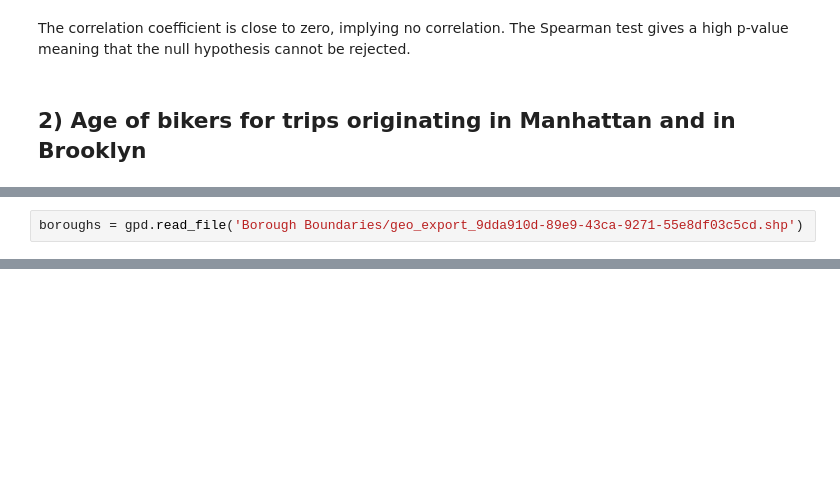
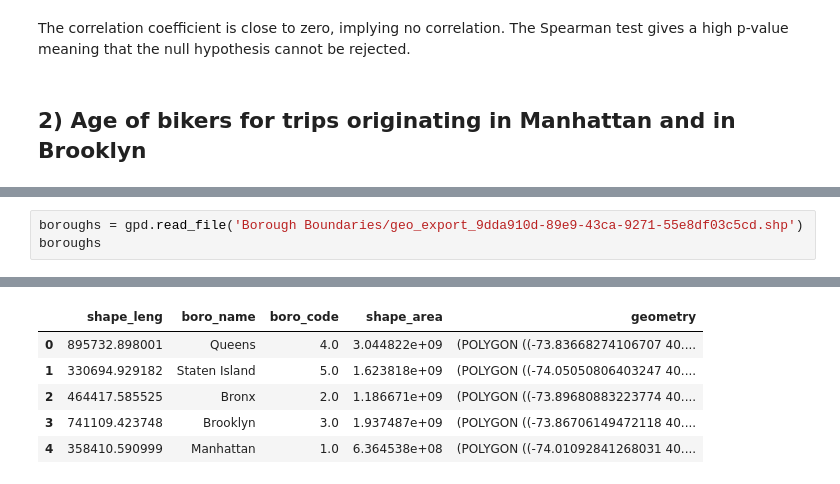
Before and after one commit to beasteers/PUI2017_bs3639, a Jupyter notebook: HW4_bs3639/citibikes_compare_distributions.ipynb, the cells around one changed output, grey strips where cells are left out. Drawn from its saved outputs; the diff is of its cells as text; blank space fills up the shorter version.

```diff
--- a/HW4_bs3639/citibikes_compare_distributions.ipynb
+++ b/HW4_bs3639/citibikes_compare_distributions.ipynb
@@ -298,2 +306,4 @@ df.head()
 # %%
 boroughs = gpd.read_file('Borough Boundaries/geo_export_9dda910d-89e9-43ca-9271-55e8df03c5cd.shp')
+boroughs
+# %% [output]
@@ -299,0 +311,6 @@ boroughs = gpd.read_file('Borough Boundaries/geo_export_9dda910d-89e9-43ca-9271-
+|  | shape_leng | boro_name | boro_code | shape_area | geometry |
+| 0 | 895732.898001 | Queens | 4.0 | 3.044822e+09 | (POLYGON ((-73.83668274106707 40.... |
+| 1 | 330694.929182 | Staten Island | 5.0 | 1.623818e+09 | (POLYGON ((-74.05050806403247 40.... |
+| 2 | 464417.585525 | Bronx | 2.0 | 1.186671e+09 | (POLYGON ((-73.89680883223774 40.... |
+| 3 | 741109.423748 | Brooklyn | 3.0 | 1.937487e+09 | (POLYGON ((-73.86706149472118 40.... |
+| 4 | 358410.590999 | Manhattan | 1.0 | 6.364538e+08 | (POLYGON ((-74.01092841268031 40.... |
```
Also changed, not shown: parts of 21 cells of this notebook, 1 other file.
